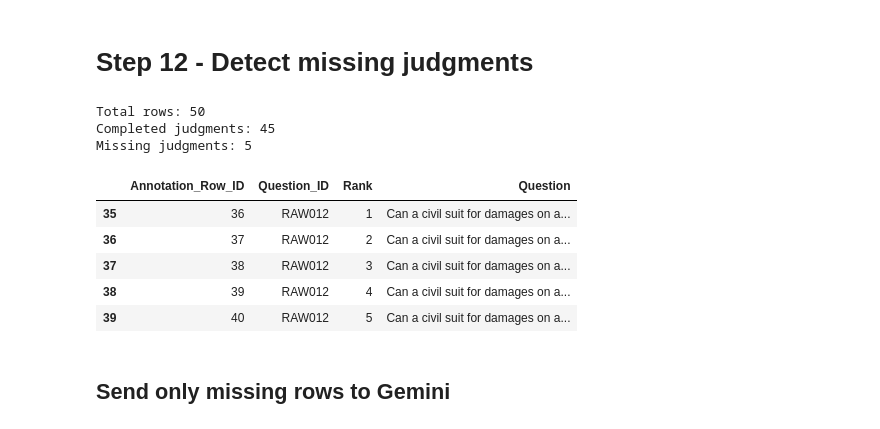
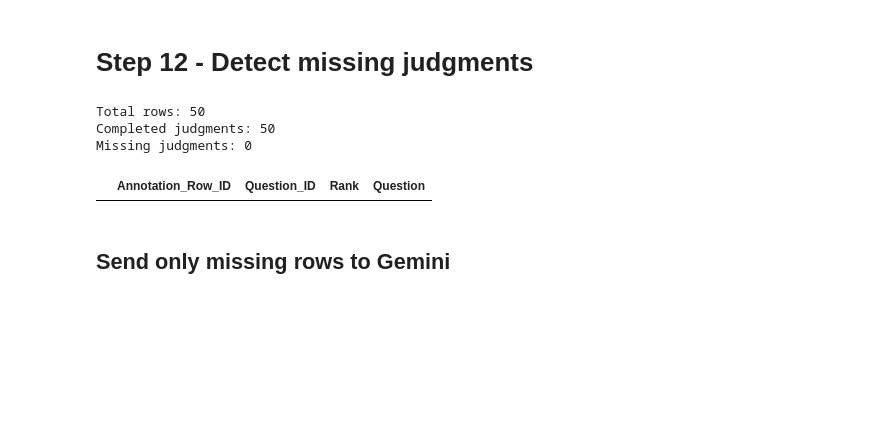
Before and after one commit to p2kalita/RAGx-retrieval-matrix, a Jupyter notebook: evaluation/Manual_annotation.ipynb, the cells around one changed output. Cells and saved outputs as stored; diff of their text form; code cells hidden in the pictures; blank space fills up the shorter version.

Commit message:
modified manual_annotation.ipynb with new judge_prompt && gemini-3.5-flash-lite

```diff
--- a/evaluation/Manual_annotation.ipynb
+++ b/evaluation/Manual_annotation.ipynb
@@ -569,37 +620,32 @@ if "Relevance" in annotated_df.columns:
 # %%
 import pandas as pd
 
-INPUT_FILE = "/content/tfidf_gemini_judged.csv"
-OUTPUT_FILE = "/content/tfidf_gemini_judged_fixed.csv"
+INPUT_FILE = r"D:\_ResearchNotebooks\NyayaRAG\evaluation\tfidf_gemini_judged.csv"
+OUTPUT_FILE = r"D:\_ResearchNotebooks\NyayaRAG\evaluation\tfidf_gemini_judged.csv"
 
 df = pd.read_csv(INPUT_FILE)
 
 # Rows where the LLM relevance label is missing
 missing_mask = pd.to_numeric(
     df["Gemini_Relevance"], errors="coerce"
 ).isna()
 
 missing_df = df.loc[missing_mask].copy()
 
 print("Total rows:", len(df))
 print("Completed judgments:", (~missing_mask).sum())
 print("Missing judgments:", missing_mask.sum())
 
 display(
     missing_df[
         ["Annotation_Row_ID", "Question_ID", "Rank", "Question"]
     ]
 )
 # %% [output]
 Total rows: 50
-Completed judgments: 45
-Missing judgments: 5
+Completed judgments: 50
+Missing judgments: 0
 |  | Annotation_Row_ID | Question_ID | Rank | Question |
-| 35 | 36 | RAW012 | 1 | Can a civil suit for damages on a... |
-| 36 | 37 | RAW012 | 2 | Can a civil suit for damages on a... |
-| 37 | 38 | RAW012 | 3 | Can a civil suit for damages on a... |
-| 38 | 39 | RAW012 | 4 | Can a civil suit for damages on a... |
-| 39 | 40 | RAW012 | 5 | Can a civil suit for damages on a... |
 # %% [markdown]
 ## Send only missing rows to Gemini
 # %%
```
Also changed, not shown: parts of 11 cells of this notebook, 1 other file.
